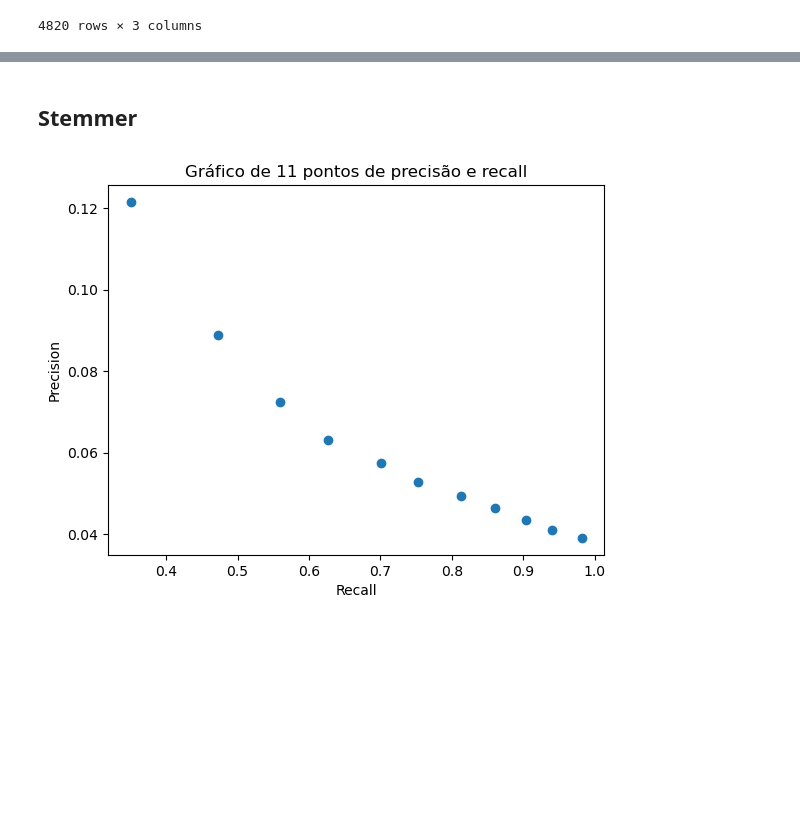
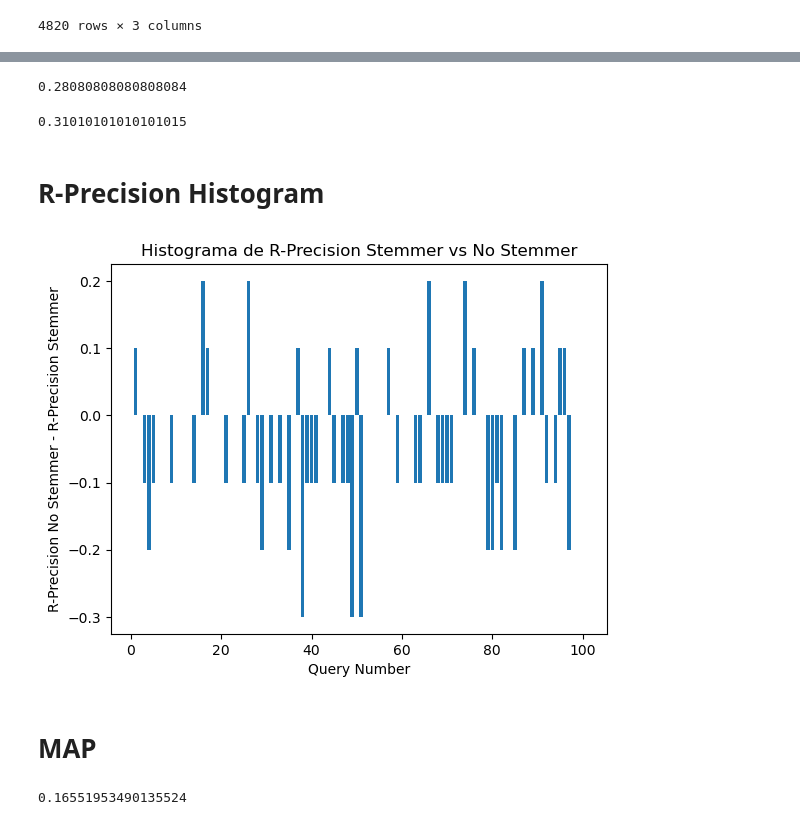
Before and after one commit to PedroSiqueira1/BuscaMineracaoDeTexto, a Jupyter notebook: notebook/avaliacao.ipynb, the cells around one changed output, grey strips where cells are left out. Drawn from its saved outputs; the diff is of its cells as text; code cells hidden in the pictures; blank space fills up the shorter version.

```diff
--- a/notebook/avaliacao.ipynb
+++ b/notebook/avaliacao.ipynb
@@ -104,38 +200,39 @@ plt.show()
+# %%
+precision_at_10(stemmer=False)
+# %% [output]
+0.28080808080808084
+# %%
+precision_at_10(stemmer=True)
+# %% [output]
+0.31010101010101015
+# %% [markdown]
+# R-Precision Histogram
+# %%
+def r_precision_histogram():
+    queries = esperados['QueryNumber'].unique()
+    r_precision = {}
+    for query in queries:
+        relevant_documents = esperados[esperados['QueryNumber'] == query]['DocNumber']
+
+        best_results = result[result['QueryNumber'] == query]['DocNumber'][:10].astype(int)
+        best_results_stemmer = result_stemmer[result_stemmer['QueryNumber'] == query]['DocNumber'][:10].astype(int)
+
+        same_elements = np.intersect1d(relevant_documents, best_results)
+        same_elements_stemmer = np.intersect1d(relevant_documents, best_results_stemmer)
+
+        precision = len(same_elements)/len(best_results)
+        precision_stemmer = len(same_elements_stemmer)/len(best_results_stemmer)
+
+        r_precision[query] = precision - precision_stemmer
+
+    # Make histogram
+    plt.bar(r_precision.keys(), r_precision.values())
+    plt.title('Histograma de R-Precision Stemmer vs No Stemmer')
+    plt.xlabel('Query Number')
+    plt.ylabel('R-Precision No Stemmer - R-Precision Stemmer')
+# %%
+r_precision_histogram()
+# %% [output]
+[figure, added]
 # %% [markdown]
-## Stemmer
+# MAP
-# %%
-queries = esperados['QueryNumber'].unique()
-precision = {}
-recall = {}
-
-for i in range(11):
-    precision[i] = []
-    recall[i] = []
-
-for query in queries:
-    relevant_documents = esperados[esperados['QueryNumber'] == query]['DocNumber']
-    results = result_stemmer[result_stemmer['QueryNumber'] == query]['DocNumber']
-    for i in range(11):
-        results_until_i = results[:(i+1)*len(results)//11].astype(int)
-        same_elements = np.intersect1d(relevant_documents, results_until_i)
-
-        precision[i].append(len(same_elements)/len(results_until_i))
-        recall[i].append(len(same_elements)/len(relevant_documents))
-
-# Calculate mean precision and recall
-mean_precision = {}
-mean_recall = {}
-
-for i in range(11):
-    mean_precision[i] = np.mean(precision[i])
-    mean_recall[i] = np.mean(recall[i])
-
-
-# Plot precision x recall
-plt.scatter(mean_recall.values(), mean_precision.values())
-plt.title('Gráfico de 11 pontos de precisão e recall')
-plt.xlabel('Recall')
-plt.ylabel('Precision')
-plt.show()
-# %% [output]
-[figure, removed]
@@ -141,0 +266,4 @@ plt.show()
+# %%
+calculate_map(stemmer=False)
+# %% [output]
+0.16551953490135524
```
Also changed, not shown: parts of 24 cells of this notebook.
